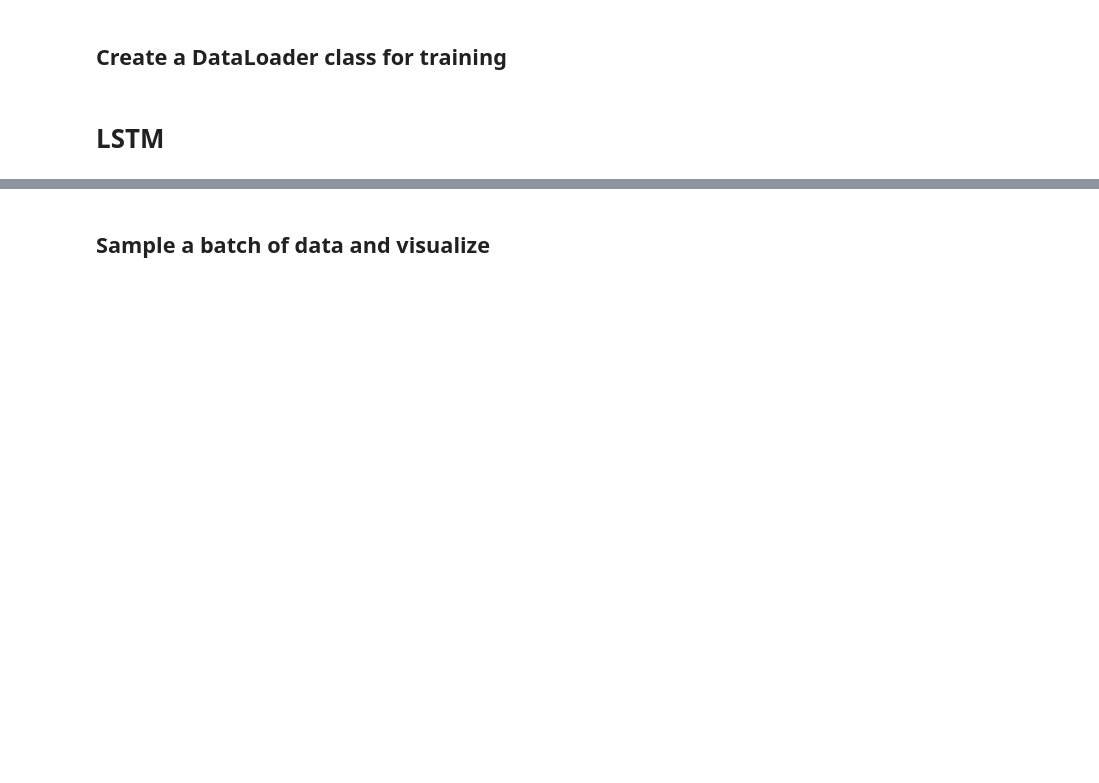
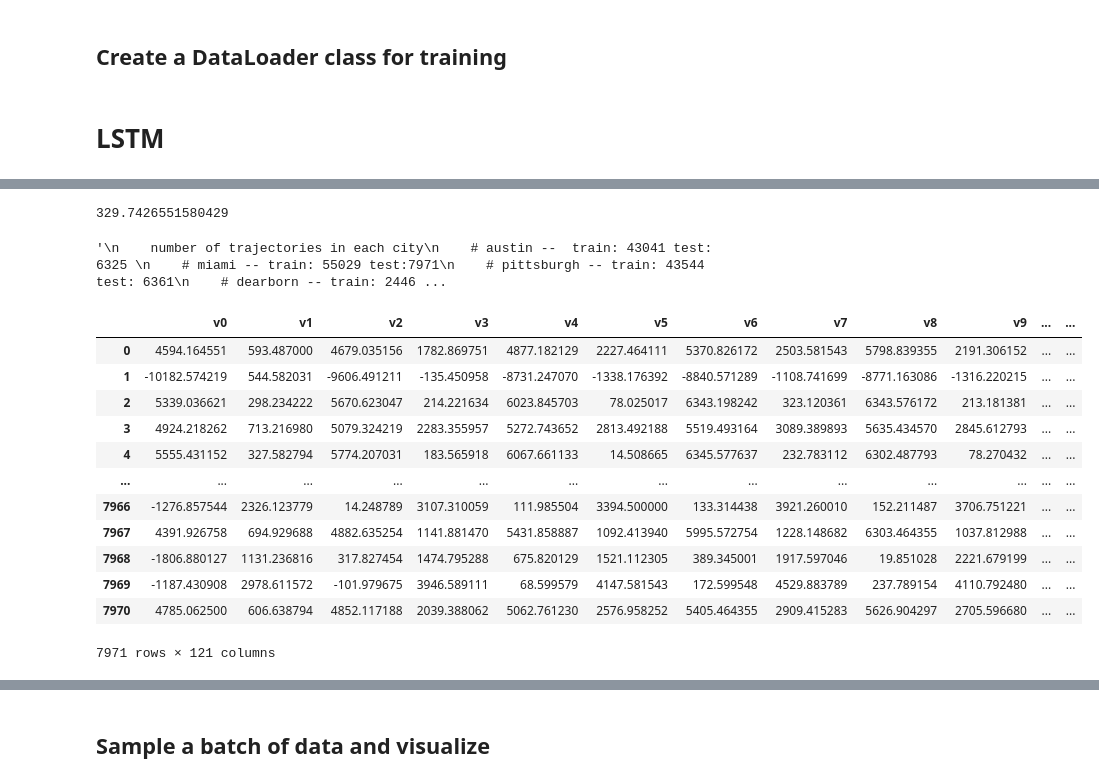
Before and after one commit to alexmak001/av_trajectory, a Jupyter notebook: RNN.ipynb, the cells around one changed output, grey strips where cells are left out. Cells and saved outputs as stored; diff of their text form; code cells hidden in the pictures; blank space fills up the shorter version.

```diff
--- a/RNN.ipynb
+++ b/RNN.ipynb
@@ -199,11 +204,0 @@ plt.savefig
-# %%
-preds = torch.tensor([])
-for x in test_loader:
-    encoder.eval()
-    decoder.eval()
-
-    encoded, hid = encoder(x)
-    outputs, hid = decoder(encoded, hid)
-    outputs = outputs.to('cpu').detach()
-    preds = torch.cat((preds, outputs), dim=0)
-    #preds.append(outputs)
@@ -229,0 +268,10 @@ tensor([[[ 0.6454,  3.0056],
+# %%
+train_dataset = ArgoverseDataset(city = 'miami', split = 'train', device=device)
+train_loader_miami = DataLoader(train_dataset,batch_size=batch_sz)
+
+test_dataset = ArgoverseDataset(city='miami', split='test', device=device)
+test_loader_miami = DataLoader(test_dataset,batch_size=batch_sz)
+
+
+enc, dec, losses = train(train_loader_miami)
+out_miami = test_predictions(test_loader_miami, enc, dec, 'miami')
@@ -229,0 +332,19 @@ tensor([[[ 0.6454,  3.0056],
+# %%
+0.016487132757902145 * 20000
+# %% [output]
+329.7426551580429
+# %%
+"""
+    number of trajectories in each city
+    # austin --  train: 43041 test: 6325
+    # miami -- train: 55029 test:7971
+    # pittsburgh -- train: 43544 test: 6361
+    # dearborn -- train: 24465 test: 3671
+    # washington-dc -- train: 25744 test: 3829
+    # palo-alto -- train:  11993 test:1686
+
+    trajectories sampled at 10HZ rate, input 5 seconds, output 6 seconds
+
+"""
+# %% [output]
+'\n    number of trajectories in each city\n    # austin --  train: 43041 test: 6325 \n    # miami -- train: 55029 test:7971\n    # pittsburgh -- train: 43544 test: 6361\n    # dearborn -- train: 2446 ...
@@ -229,0 +353,16 @@ tensor([[[ 0.6454,  3.0056],
+# %%
+out_miami
+# %% [output]
+|  | v0 | v1 | v2 | v3 | v4 | v5 | v6 | v7 | v8 | v9 | ... | ... |
+| 0 | 4594.164551 | 593.487000 | 4679.035156 | 1782.869751 | 4877.182129 | 2227.464111 | 5370.826172 | 2503.581543 | 5798.839355 | 2191.306152 | ... | ... |
+| 1 | -10182.574219 | 544.582031 | -9606.491211 | -135.450958 | -8731.247070 | -1338.176392 | -8840.571289 | -1108.741699 | -8771.163086 | -1316.220215 | ... | ... |
+| 2 | 5339.036621 | 298.234222 | 5670.623047 | 214.221634 | 6023.845703 | 78.025017 | 6343.198242 | 323.120361 | 6343.576172 | 213.181381 | ... | ... |
+| 3 | 4924.218262 | 713.216980 | 5079.324219 | 2283.355957 | 5272.743652 | 2813.492188 | 5519.493164 | 3089.389893 | 5635.434570 | 2845.612793 | ... | ... |
+| 4 | 5555.431152 | 327.582794 | 5774.207031 | 183.565918 | 6067.661133 | 14.508665 | 6345.577637 | 232.783112 | 6302.487793 | 78.270432 | ... | ... |
+| ... | ... | ... | ... | ... | ... | ... | ... | ... | ... | ... | ... | ... |
+| 7966 | -1276.857544 | 2326.123779 | 14.248789 | 3107.310059 | 111.985504 | 3394.500000 | 133.314438 | 3921.260010 | 152.211487 | 3706.751221 | ... | ... |
+| 7967 | 4391.926758 | 694.929688 | 4882.635254 | 1141.881470 | 5431.858887 | 1092.413940 | 5995.572754 | 1228.148682 | 6303.464355 | 1037.812988 | ... | ... |
+| 7968 | -1806.880127 | 1131.236816 | 317.827454 | 1474.795288 | 675.820129 | 1521.112305 | 389.345001 | 1917.597046 | 19.851028 | 2221.679199 | ... | ... |
+| 7969 | -1187.430908 | 2978.611572 | -101.979675 | 3946.589111 | 68.599579 | 4147.581543 | 172.599548 | 4529.883789 | 237.789154 | 4110.792480 | ... | ... |
+| 7970 | 4785.062500 | 606.638794 | 4852.117188 | 2039.388062 | 5062.761230 | 2576.958252 | 5405.464355 | 2909.415283 | 5626.904297 | 2705.596680 | ... | ... |
+7971 rows × 121 columns
```
Also changed, not shown: parts of 20 cells of this notebook, 10 other files.
